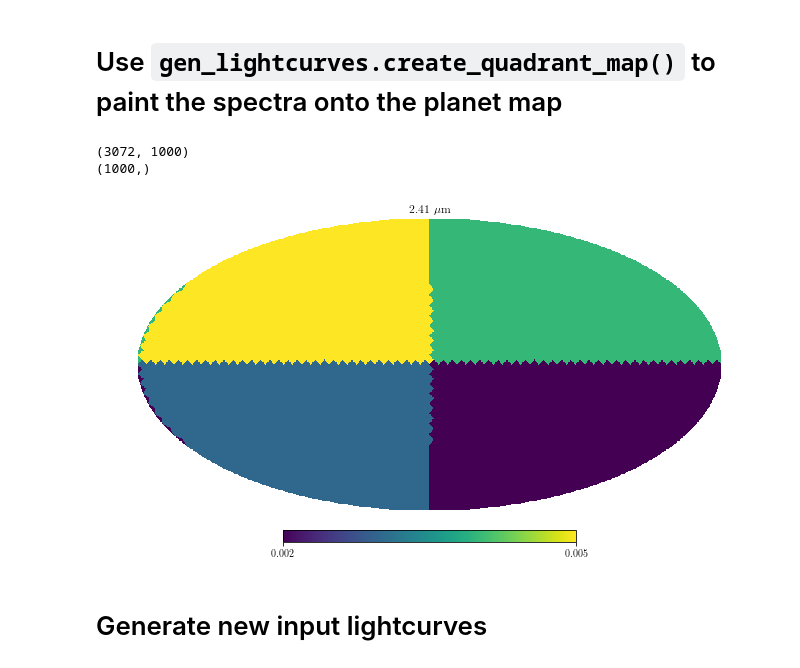
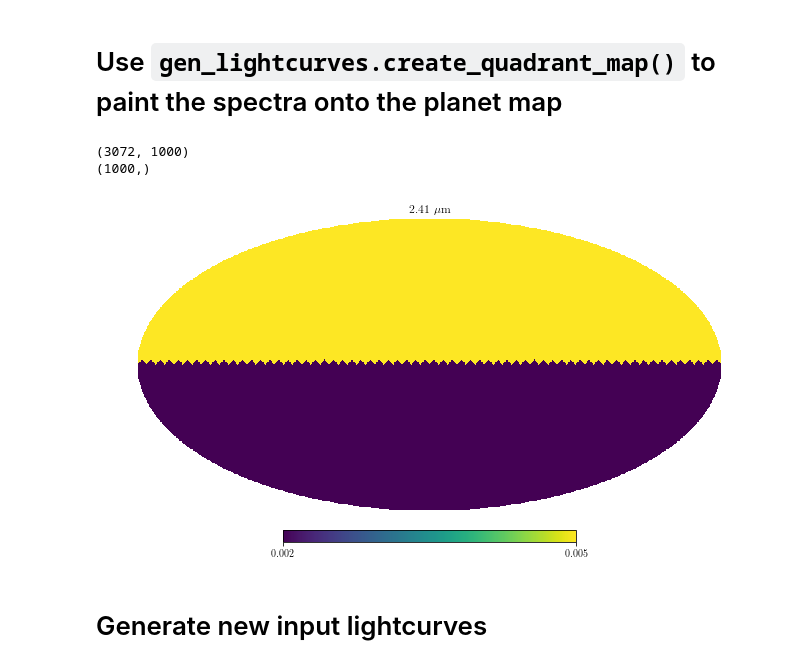
Before and after one commit to multidworlds/eigenspectra, a Jupyter notebook: master_clean.ipynb, the cells around one changed output. Drawn from its saved outputs; the diff is of its cells as text; code cells hidden in the pictures.

```diff
--- a/master_clean.ipynb
+++ b/master_clean.ipynb
@@ -63,14 +64,14 @@ Text(0, 0.5, 'Fp/Fs')
 # %% [markdown]
 # Use `gen_lightcurves.create_quadrant_map()` to paint the spectra onto the planet map
 # %%
-spaxels = gen_lightcurves.create_quadrant_map(f4, f3, f2, f1)
+spaxels = gen_lightcurves.create_quadrant_map(f4, f4, f1, f1)
 print(np.shape(spaxels))#3072
 print(np.shape(f1))
 plot_utils.show_orig_map(lamhr, spaxels);
 # %% [output]
 (3072, 1000)
 (1000,)
-[figure, old version]
+[figure, new version]
 # %% [markdown]
 # Generate new input lightcurves
 # %%
```
Also changed, not shown: parts of 11 cells of this notebook.
